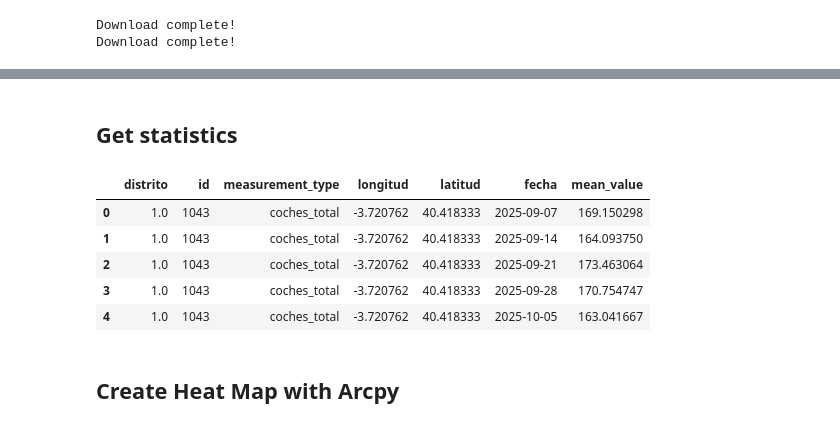
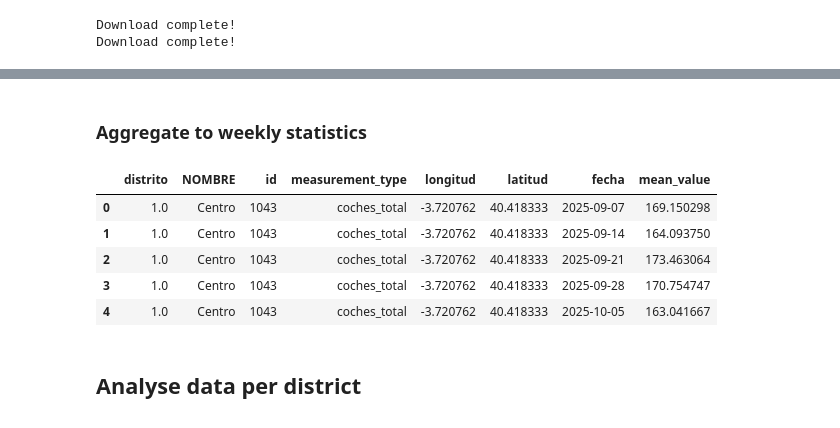
Before and after one commit to annak1800/ciudades_sostenibles, a Jupyter notebook: notebook_1.ipynb, the cells around one changed output, grey strips where cells are left out. Cells and saved outputs as stored; diff of their text form; code cells hidden in the pictures.

```diff
--- a/notebook_1.ipynb
+++ b/notebook_1.ipynb
@@ -659,5 +648,5 @@ Index(['fecha', 'id', 'tipo_elem_x', 'intensidad', 'ocupacion', 'carga',
 # %%
-merged_long = pd.melt(merged_full, id_vars=['fecha', 'id', 'distrito', 'COD_DIS','utm_x', 'utm_y', 'longitud','latitud'],
+merged_long = pd.melt(merged_full, id_vars=['fecha', 'id', 'distrito', 'COD_DIS', 'NOMBRE','utm_x', 'utm_y', 'longitud','latitud'],
                       value_vars=['intensidad', 'coches_total'],
                       var_name='measurement_type', value_name='value')
 merged_long.head()
@@ -671,20 +694,20 @@ merged_long.head()
 # %% [markdown]
-## Get statistics
+### Aggregate to weekly statistics
 # %%
 # calculate monthly statistics for each sensor id in each district for each measurement type
-merged_long["fecha"] = pd.to_datetime(merged_long["fecha"])
+#merged_long["fecha"] = pd.to_datetime(merged_long["fecha"])
 merged_long = merged_long.set_index("fecha")
-monthly_stats = merged_long.groupby(['distrito', 'id', 'measurement_type', 'longitud', 'latitud']).resample('W').agg({
+monthly_stats = merged_long.groupby(['distrito', 'NOMBRE', 'id', 'measurement_type', 'longitud', 'latitud']).resample('W').agg({
     'value': ['mean']
 }).reset_index()
 # %%
 # remove multiindex columns
-monthly_stats.columns = ['distrito', 'id', 'measurement_type', 'longitud', 'latitud', 'fecha', 'mean_value']
+monthly_stats.columns = ['distrito', 'NOMBRE', 'id', 'measurement_type', 'longitud', 'latitud', 'fecha', 'mean_value']
 monthly_stats.head()
 # %% [output]
-|  | distrito | id | measurement_type | longitud | latitud | fecha | mean_value |
-| 0 | 1.0 | 1043 | coches_total | -3.720762 | 40.418333 | 2025-09-07 | 169.150298 |
-| 1 | 1.0 | 1043 | coches_total | -3.720762 | 40.418333 | 2025-09-14 | 164.093750 |
-| 2 | 1.0 | 1043 | coches_total | -3.720762 | 40.418333 | 2025-09-21 | 173.463064 |
-| 3 | 1.0 | 1043 | coches_total | -3.720762 | 40.418333 | 2025-09-28 | 170.754747 |
-| 4 | 1.0 | 1043 | coches_total | -3.720762 | 40.418333 | 2025-10-05 | 163.041667 |
+|  | distrito | NOMBRE | id | measurement_type | longitud | latitud | fecha | mean_value |
+| 0 | 1.0 | Centro | 1043 | coches_total | -3.720762 | 40.418333 | 2025-09-07 | 169.150298 |
+| 1 | 1.0 | Centro | 1043 | coches_total | -3.720762 | 40.418333 | 2025-09-14 | 164.093750 |
+| 2 | 1.0 | Centro | 1043 | coches_total | -3.720762 | 40.418333 | 2025-09-21 | 173.463064 |
+| 3 | 1.0 | Centro | 1043 | coches_total | -3.720762 | 40.418333 | 2025-09-28 | 170.754747 |
+| 4 | 1.0 | Centro | 1043 | coches_total | -3.720762 | 40.418333 | 2025-10-05 | 163.041667 |
@@ -701,5 +727,5 @@ gdf = gpd.GeoDataFrame(
 
 gdf.to_file('/Users/annakober/Desktop/Uni/Master/Erasmus/Programming_cities/ciudades_sostenibles/data/monthly_sensor_stats.gpkg', driver='GPKG')
 # %% [markdown]
-## Create Heat Map with Arcpy
+## Analyse data per district
 # %%
```
Also changed, not shown: parts of 9 cells of this notebook.
